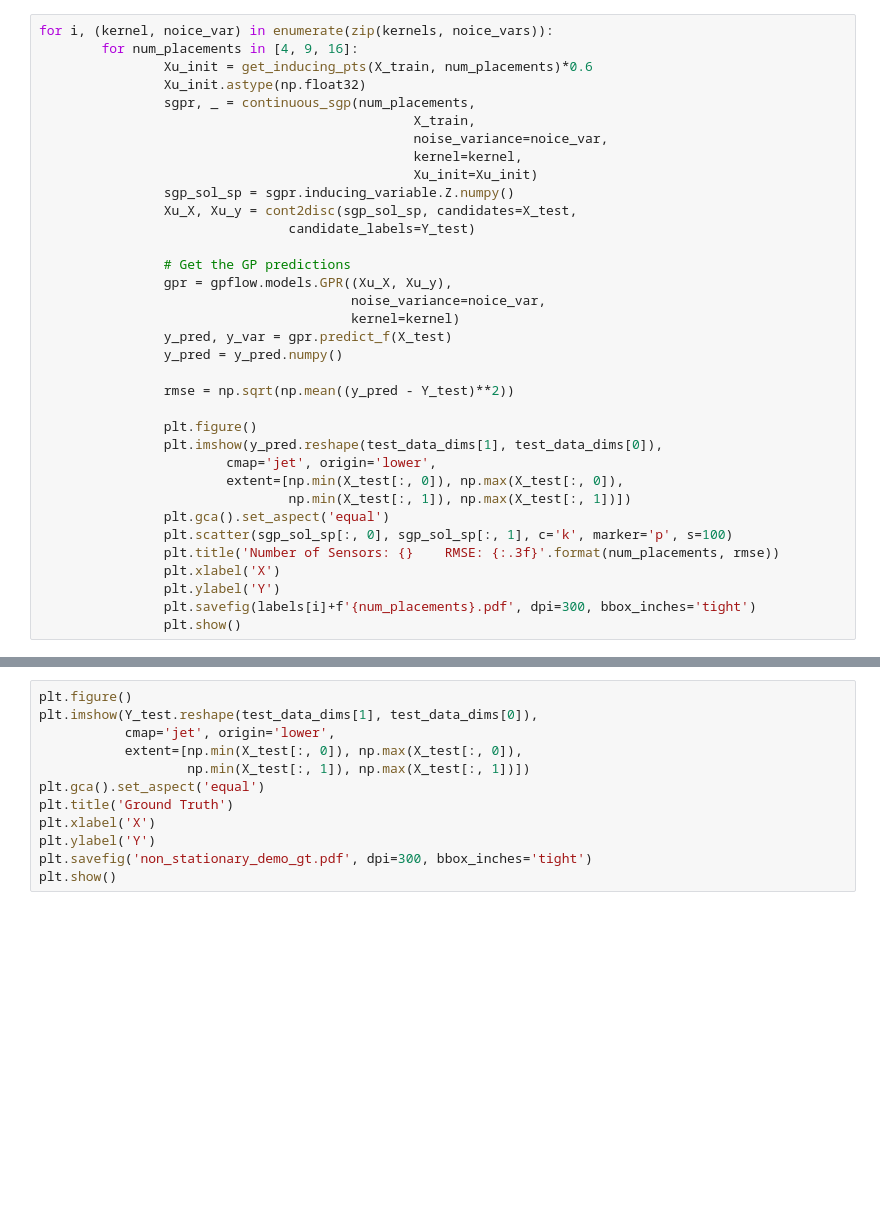
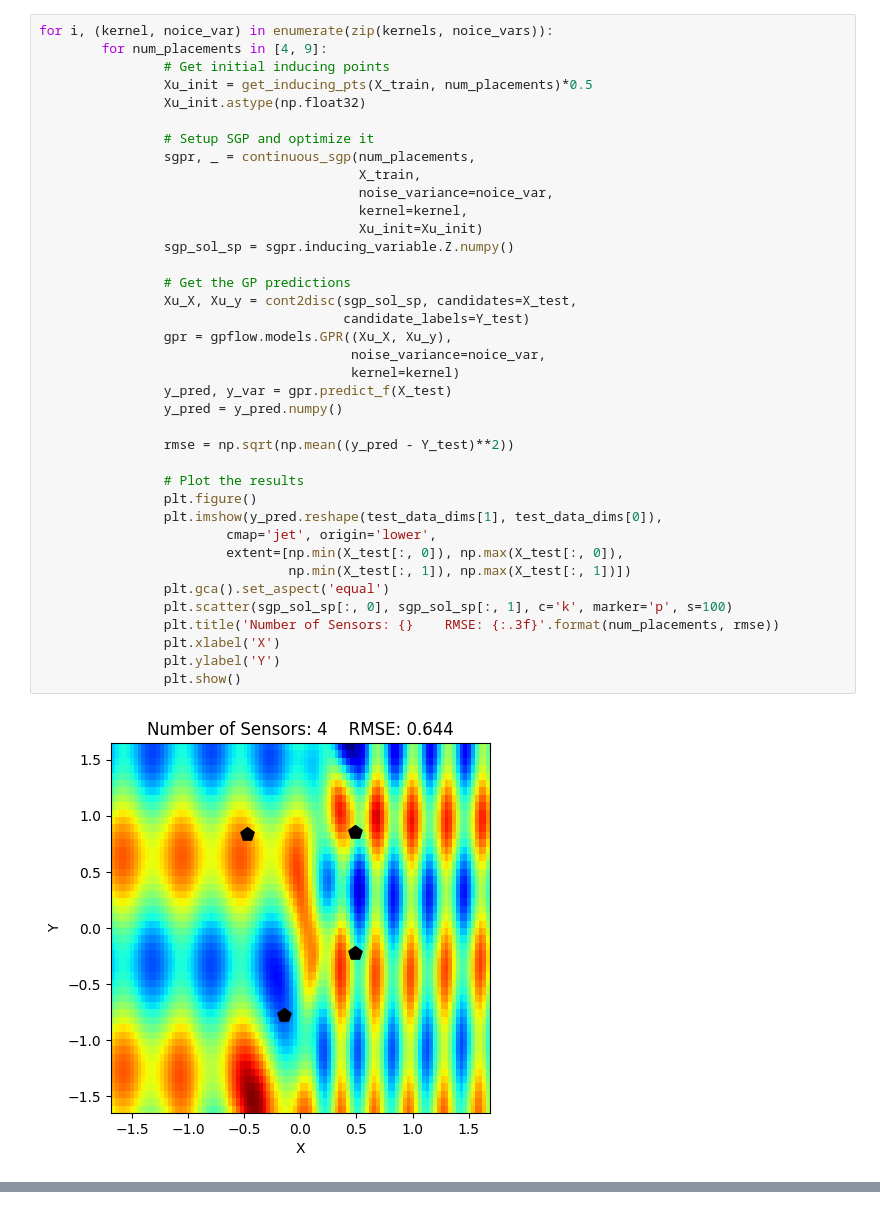
Before and after one commit to itskalvik/sgp-tools, a Jupyter notebook: demos/non_stationary_kernel.ipynb, the cells around one changed output, grey strips where cells are left out. Saved outputs shown, nothing was run; the diff lists cells and outputs as text; blank space fills up the shorter version.

```diff
--- a/demos/non_stationary_kernel.ipynb
+++ b/demos/non_stationary_kernel.ipynb
@@ -135,35 +151,40 @@ noice_vars.append(noise_variance)
 # %%
 for i, (kernel, noice_var) in enumerate(zip(kernels, noice_vars)):
-        for num_placements in [4, 9, 16]:
-                Xu_init = get_inducing_pts(X_train, num_placements)*0.6
+        for num_placements in [4, 9]:
+                # Get initial inducing points
+                Xu_init = get_inducing_pts(X_train, num_placements)*0.5
                 Xu_init.astype(np.float32)
+
+                # Setup SGP and optimize it
                 sgpr, _ = continuous_sgp(num_placements,
-                                                X_train,
-                                                noise_variance=noice_var,
-                                                kernel=kernel,
-                                                Xu_init=Xu_init)
+                                         X_train,
+                                         noise_variance=noice_var,
+                                         kernel=kernel,
+                                         Xu_init=Xu_init)
                 sgp_sol_sp = sgpr.inducing_variable.Z.numpy()
-                Xu_X, Xu_y = cont2disc(sgp_sol_sp, candidates=X_test,
-                                candidate_labels=Y_test)
 
                 # Get the GP predictions
+                Xu_X, Xu_y = cont2disc(sgp_sol_sp, candidates=X_test,
+                                       candidate_labels=Y_test)
                 gpr = gpflow.models.GPR((Xu_X, Xu_y),
                                         noise_variance=noice_var,
                                         kernel=kernel)
                 y_pred, y_var = gpr.predict_f(X_test)
                 y_pred = y_pred.numpy()
 
                 rmse = np.sqrt(np.mean((y_pred - Y_test)**2))
 
+                # Plot the results
                 plt.figure()
                 plt.imshow(y_pred.reshape(test_data_dims[1], test_data_dims[0]),
                         cmap='jet', origin='lower',
                         extent=[np.min(X_test[:, 0]), np.max(X_test[:, 0]),
                                 np.min(X_test[:, 1]), np.max(X_test[:, 1])])
                 plt.gca().set_aspect('equal')
                 plt.scatter(sgp_sol_sp[:, 0], sgp_sol_sp[:, 1], c='k', marker='p', s=100)
                 plt.title('Number of Sensors: {}    RMSE: {:.3f}'.format(num_placements, rmse))
                 plt.xlabel('X')
                 plt.ylabel('Y')
-                plt.savefig(labels[i]+f'{num_placements}.pdf', dpi=300, bbox_inches='tight')
                 plt.show()
+# %% [output]
+[figure, added]
@@ -170,12 +193,0 @@ for i, (kernel, noice_var) in enumerate(zip(kernels, noice_vars)):
-# %%
-plt.figure()
-plt.imshow(Y_test.reshape(test_data_dims[1], test_data_dims[0]),
-           cmap='jet', origin='lower',
-           extent=[np.min(X_test[:, 0]), np.max(X_test[:, 0]),
-                   np.min(X_test[:, 1]), np.max(X_test[:, 1])])
-plt.gca().set_aspect('equal')
-plt.title('Ground Truth')
-plt.xlabel('X')
-plt.ylabel('Y')
-plt.savefig('non_stationary_demo_gt.pdf', dpi=300, bbox_inches='tight')
-plt.show()
```
Also changed, not shown: parts of 7 cells of this notebook, 3 other files.
